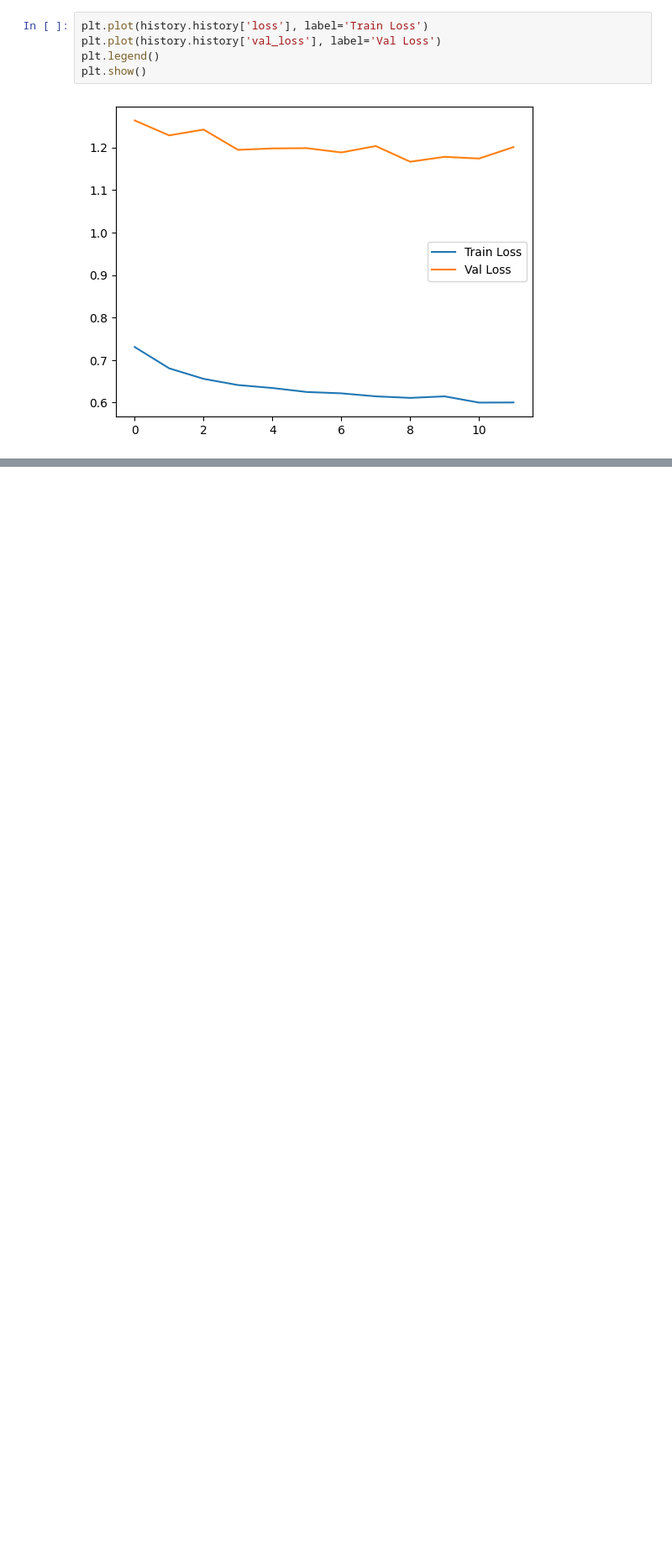
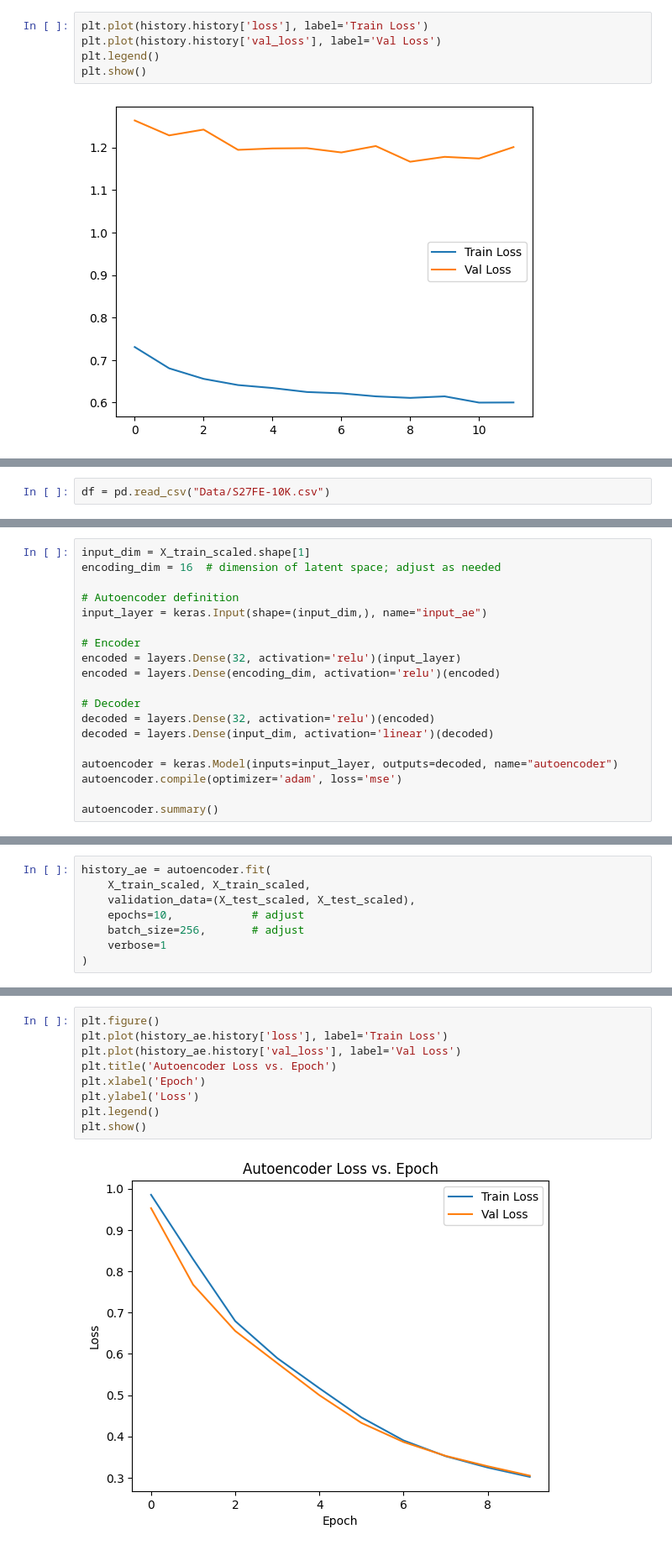
Before and after one commit to Ayush-Singh-31/Optiver-07, a Jupyter notebook: Models.ipynb, the cells around one changed output, grey strips where cells are left out. Shown at 84% size. Cells and saved outputs as stored; diff of their text form; blank space fills up the shorter version.

Commit message:
Auto-encoder

```diff
--- a/Models.ipynb
+++ b/Models.ipynb
@@ -211,0 +300,2 @@ plt.show()
+# %%
+df = pd.read_csv("Data/S27FE-10K.csv")
@@ -211,0 +322,19 @@ plt.show()
+# %%
+input_dim = X_train_scaled.shape[1]
+encoding_dim = 16  # dimension of latent space; adjust as needed
+
+# Autoencoder definition
+input_layer = keras.Input(shape=(input_dim,), name="input_ae")
+
+# Encoder
+encoded = layers.Dense(32, activation='relu')(input_layer)
+encoded = layers.Dense(encoding_dim, activation='relu')(encoded)
+
+# Decoder
+decoded = layers.Dense(32, activation='relu')(encoded)
+decoded = layers.Dense(input_dim, activation='linear')(decoded)
+
+autoencoder = keras.Model(inputs=input_layer, outputs=decoded, name="autoencoder")
+autoencoder.compile(optimizer='adam', loss='mse')
+
+autoencoder.summary()
@@ -211,0 +359,8 @@ plt.show()
+# %%
+history_ae = autoencoder.fit(
+    X_train_scaled, X_train_scaled,
+    validation_data=(X_test_scaled, X_test_scaled),
+    epochs=10,            # adjust
+    batch_size=256,       # adjust
+    verbose=1
+)
@@ -211,0 +466,11 @@ plt.show()
+# %%
+plt.figure()
+plt.plot(history_ae.history['loss'], label='Train Loss')
+plt.plot(history_ae.history['val_loss'], label='Val Loss')
+plt.title('Autoencoder Loss vs. Epoch')
+plt.xlabel('Epoch')
+plt.ylabel('Loss')
+plt.legend()
+plt.show()
+# %% [output]
+[figure, added]
```
Also changed, not shown: parts of 19 cells of this notebook, 1 other file.
